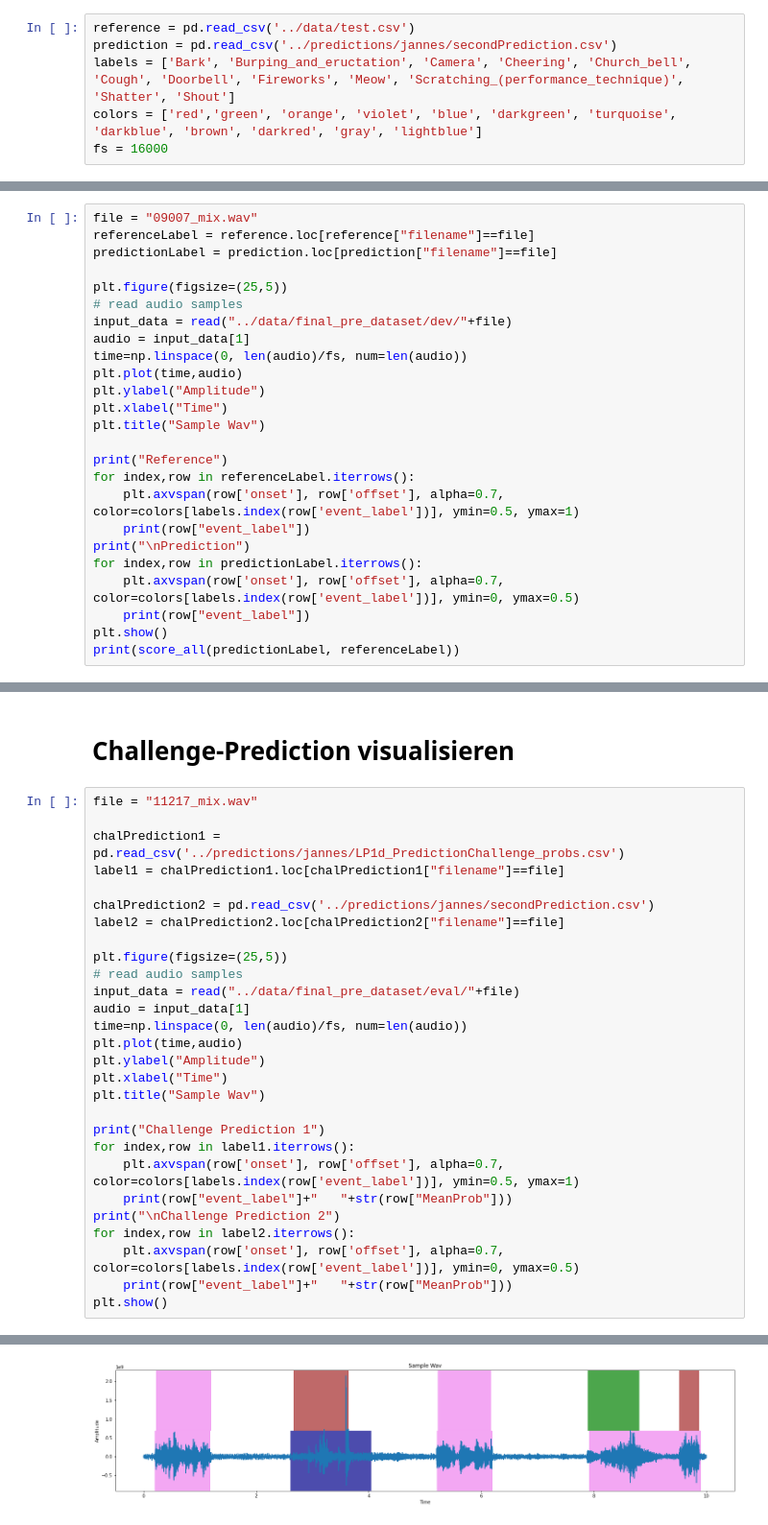
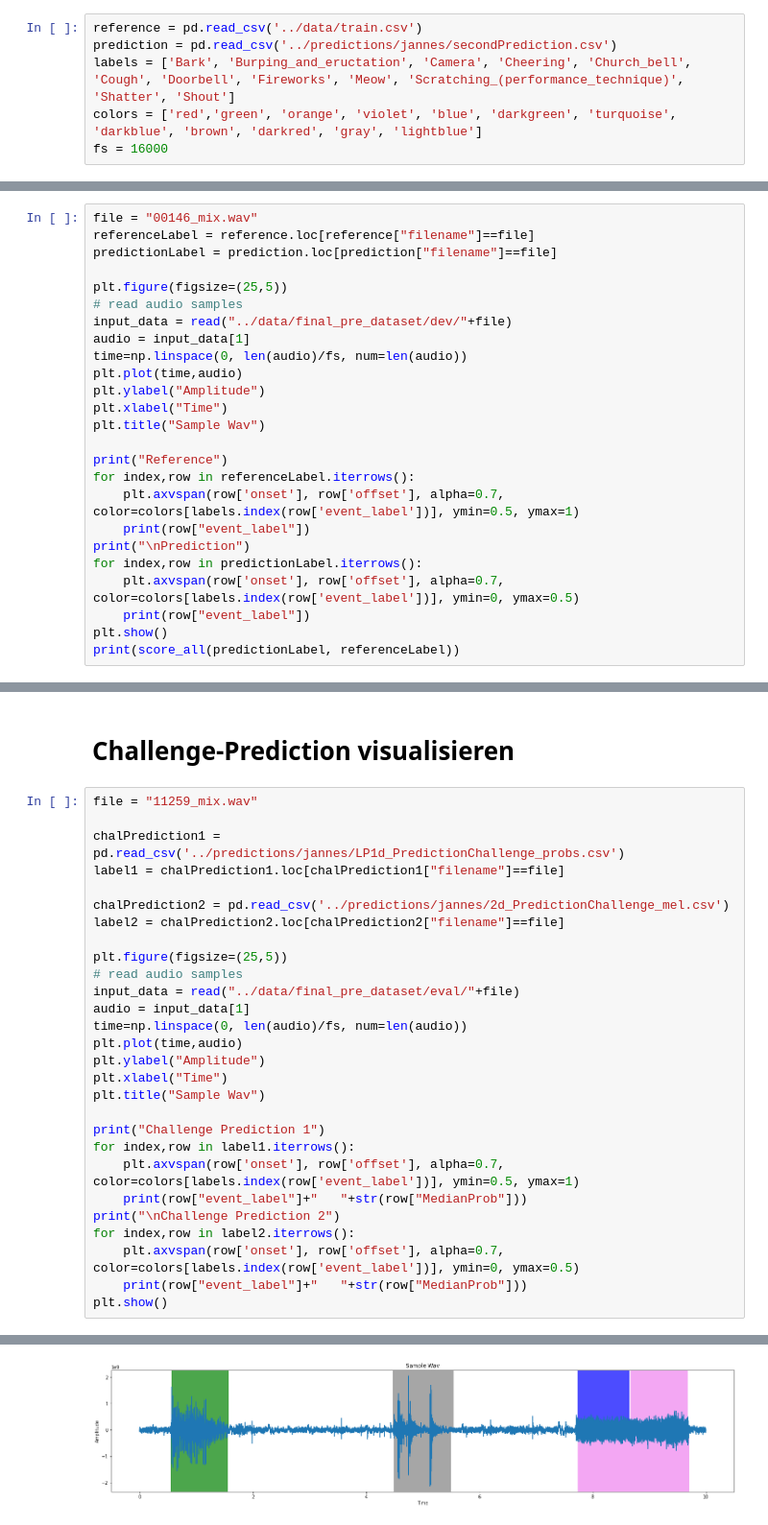
Before and after one commit to ajochim/bbdc2021, a Jupyter notebook: exploration/audio_exploration.ipynb, the cells around one changed output, grey strips where cells are left out. Shown: that part at 96% size. Drawn from its saved outputs; the diff is of its cells as text.

```diff
--- a/exploration/audio_exploration.ipynb
+++ b/exploration/audio_exploration.ipynb
@@ -6,7 +6,7 @@ from scipy.io.wavfile import read
 import matplotlib.pyplot as plt
 from psds_eval import PSDSEval
 # %%
-reference = pd.read_csv('../data/test.csv')
+reference = pd.read_csv('../data/train.csv')
 prediction = pd.read_csv('../predictions/jannes/secondPrediction.csv')
 labels = ['Bark', 'Burping_and_eructation', 'Camera', 'Cheering', 'Church_bell', 'Cough', 'Doorbell', 'Fireworks', 'Meow', 'Scratching_(performance_technique)', 'Shatter', 'Shout']
 colors = ['red','green', 'orange', 'violet', 'blue', 'darkgreen', 'turquoise', 'darkblue', 'brown', 'darkred', 'gray', 'lightblue']
@@ -22,7 +22,7 @@ def score_all(hyp_data, ref_data):
     psds_eval.add_operating_point(hyp_data, info=info)
     return psds_eval.psds(max_efpr=100).value
 # %%
-file = "09007_mix.wav"
+file = "00146_mix.wav"
 referenceLabel = reference.loc[reference["filename"]==file]
 predictionLabel = prediction.loc[prediction["filename"]==file]
 
@@ -59,12 +61,12 @@ Church_bell
 # %% [markdown]
 # Challenge-Prediction visualisieren
 # %%
-file = "11217_mix.wav"
+file = "11259_mix.wav"
 
 chalPrediction1 = pd.read_csv('../predictions/jannes/LP1d_PredictionChallenge_probs.csv')
 label1 = chalPrediction1.loc[chalPrediction1["filename"]==file]
 
-chalPrediction2 = pd.read_csv('../predictions/jannes/secondPrediction.csv')
+chalPrediction2 = pd.read_csv('../predictions/jannes/2d_PredictionChallenge_mel.csv')
 label2 = chalPrediction2.loc[chalPrediction2["filename"]==file]
 
 plt.figure(figsize=(25,5))
@@ -80,11 +82,11 @@ plt.title("Sample Wav")
 print("Challenge Prediction 1")
 for index,row in label1.iterrows():
     plt.axvspan(row['onset'], row['offset'], alpha=0.7, color=colors[labels.index(row['event_label'])], ymin=0.5, ymax=1)
-    print(row["event_label"]+"   "+str(row["MeanProb"]))
+    print(row["event_label"]+"   "+str(row["MedianProb"]))
 print("\nChallenge Prediction 2")
 for index,row in label2.iterrows():
     plt.axvspan(row['onset'], row['offset'], alpha=0.7, color=colors[labels.index(row['event_label'])], ymin=0, ymax=0.5)
-    print(row["event_label"]+"   "+str(row["MeanProb"]))
+    print(row["event_label"]+"   "+str(row["MedianProb"]))
 plt.show()
 # %% [output]
 Challenge Prediction 1
@@ -102 +102 @@ Cheering   0.7317256033656341
-[figure, old version]
+[figure, new version]
```
Also changed, not shown: parts of 2 cells of this notebook, 5 other files.
